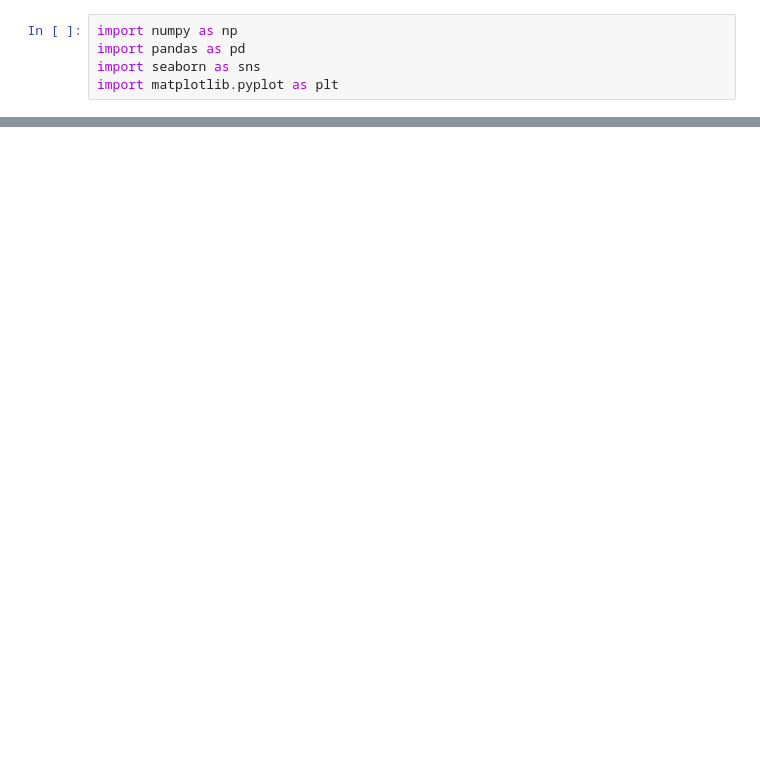
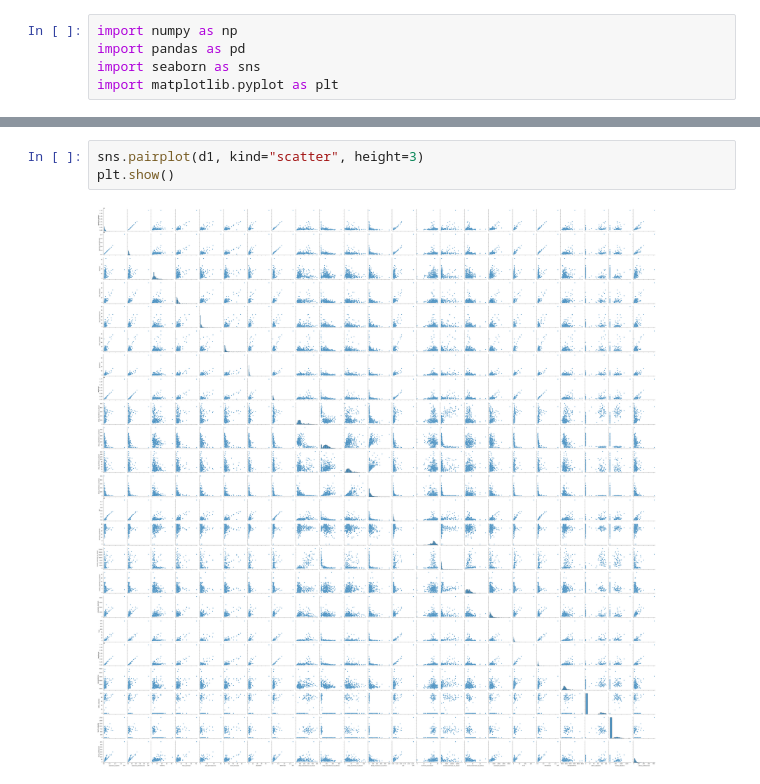
Before and after one commit to gubapatryk/med-infrastructure, a Jupyter notebook: Notatnik.ipynb, the cells around one changed output, grey strips where cells are left out. Saved outputs shown, nothing was run; the diff lists cells and outputs as text; blank space fills up the shorter version.

```diff
--- a/Notatnik.ipynb
+++ b/Notatnik.ipynb
@@ -46,0 +83,5 @@ memory usage: 74.3+ KB
+# %%
+sns.pairplot(d1, kind="scatter", height=3)
+plt.show()
+# %% [output]
+[figure, added]
```
Also changed, not shown: parts of 3 cells of this notebook.
